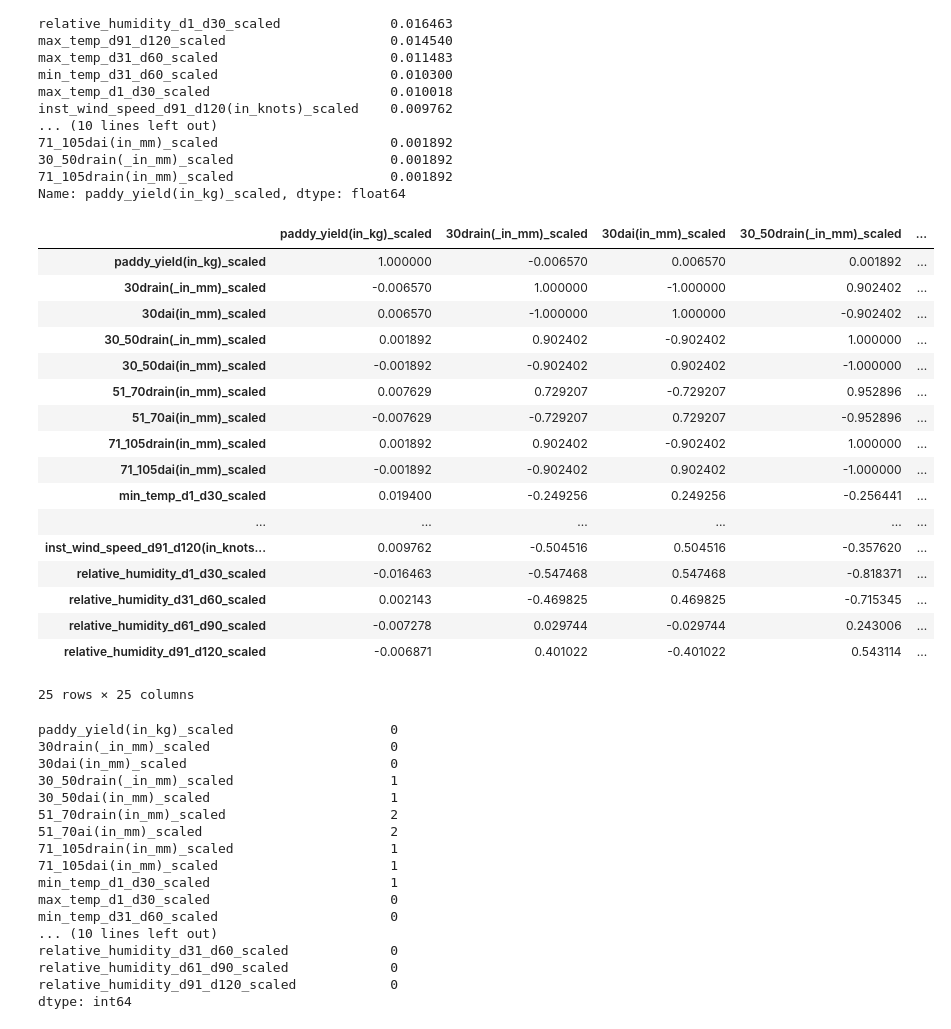
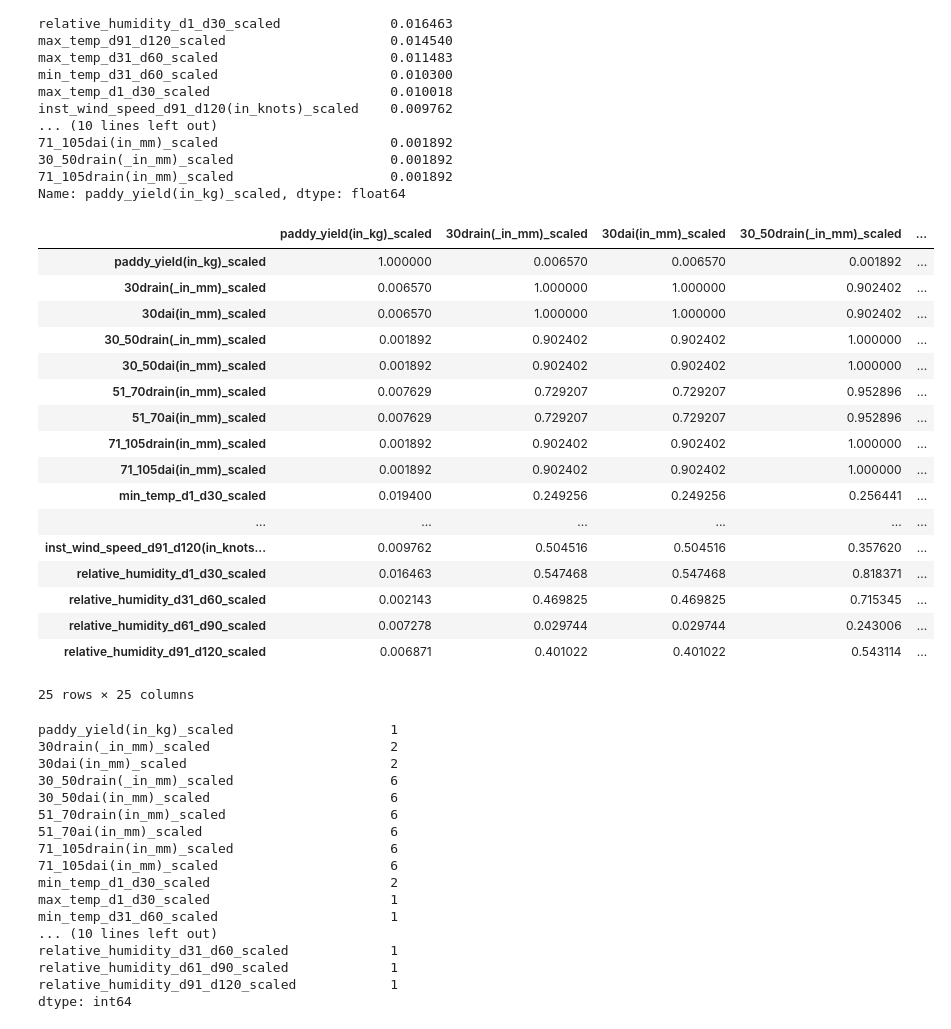
Before and after one commit to BALJAPALLIANSHUL/machine_learning_zoomcamp, a Jupyter notebook: midterm-project/paddy.ipynb, the cells around one changed output. Drawn from its saved outputs; the diff is of its cells as text; code cells hidden in the pictures.

Commit message:
Numerical columns:feature engineering

```diff
--- a/midterm-project/paddy.ipynb
+++ b/midterm-project/paddy.ipynb
@@ -366,44 +382,45 @@ inst_wind_speed_d91_d120(in_knots)_scaled    0.009762
 71_105drain(in_mm)_scaled                    0.001892
 Name: paddy_yield(in_kg)_scaled, dtype: float64
 # %%
-corr_df = df[numerical_cols].corr()
+corr_df = df[numerical_cols].corr().abs()
 corr_df
 # %% [output]
 |  | paddy_yield(in_kg)_scaled | 30drain(_in_mm)_scaled | 30dai(in_mm)_scaled | 30_50drain(_in_mm)_scaled | ... |
-| paddy_yield(in_kg)_scaled | 1.000000 | -0.006570 | 0.006570 | 0.001892 | ... |
-| 30drain(_in_mm)_scaled | -0.006570 | 1.000000 | -1.000000 | 0.902402 | ... |
-| 30dai(in_mm)_scaled | 0.006570 | -1.000000 | 1.000000 | -0.902402 | ... |
-| 30_50drain(_in_mm)_scaled | 0.001892 | 0.902402 | -0.902402 | 1.000000 | ... |
-| 30_50dai(in_mm)_scaled | -0.001892 | -0.902402 | 0.902402 | -1.000000 | ... |
-| 51_70drain(in_mm)_scaled | 0.007629 | 0.729207 | -0.729207 | 0.952896 | ... |
-| 51_70ai(in_mm)_scaled | -0.007629 | -0.729207 | 0.729207 | -0.952896 | ... |
-| 71_105drain(in_mm)_scaled | 0.001892 | 0.902402 | -0.902402 | 1.000000 | ... |
-| 71_105dai(in_mm)_scaled | -0.001892 | -0.902402 | 0.902402 | -1.000000 | ... |
-| min_temp_d1_d30_scaled | 0.019400 | -0.249256 | 0.249256 | -0.256441 | ... |
+| paddy_yield(in_kg)_scaled | 1.000000 | 0.006570 | 0.006570 | 0.001892 | ... |
+| 30drain(_in_mm)_scaled | 0.006570 | 1.000000 | 1.000000 | 0.902402 | ... |
+| 30dai(in_mm)_scaled | 0.006570 | 1.000000 | 1.000000 | 0.902402 | ... |
+| 30_50drain(_in_mm)_scaled | 0.001892 | 0.902402 | 0.902402 | 1.000000 | ... |
+| 30_50dai(in_mm)_scaled | 0.001892 | 0.902402 | 0.902402 | 1.000000 | ... |
+| 51_70drain(in_mm)_scaled | 0.007629 | 0.729207 | 0.729207 | 0.952896 | ... |
+| 51_70ai(in_mm)_scaled | 0.007629 | 0.729207 | 0.729207 | 0.952896 | ... |
+| 71_105drain(in_mm)_scaled | 0.001892 | 0.902402 | 0.902402 | 1.000000 | ... |
+| 71_105dai(in_mm)_scaled | 0.001892 | 0.902402 | 0.902402 | 1.000000 | ... |
+| min_temp_d1_d30_scaled | 0.019400 | 0.249256 | 0.249256 | 0.256441 | ... |
 | ... | ... | ... | ... | ... | ... |
-| inst_wind_speed_d91_d120(in_knots... | 0.009762 | -0.504516 | 0.504516 | -0.357620 | ... |
-| relative_humidity_d1_d30_scaled | -0.016463 | -0.547468 | 0.547468 | -0.818371 | ... |
-| relative_humidity_d31_d60_scaled | 0.002143 | -0.469825 | 0.469825 | -0.715345 | ... |
-| relative_humidity_d61_d90_scaled | -0.007278 | 0.029744 | -0.029744 | 0.243006 | ... |
-| relative_humidity_d91_d120_scaled | -0.006871 | 0.401022 | -0.401022 | 0.543114 | ... |
+| inst_wind_speed_d91_d120(in_knots... | 0.009762 | 0.504516 | 0.504516 | 0.357620 | ... |
+| relative_humidity_d1_d30_scaled | 0.016463 | 0.547468 | 0.547468 | 0.818371 | ... |
+| relative_humidity_d31_d60_scaled | 0.002143 | 0.469825 | 0.469825 | 0.715345 | ... |
+| relative_humidity_d61_d90_scaled | 0.007278 | 0.029744 | 0.029744 | 0.243006 | ... |
+| relative_humidity_d91_d120_scaled | 0.006871 | 0.401022 | 0.401022 | 0.543114 | ... |
 25 rows × 25 columns
 # %%
-corr_df[(corr_df > 0.92) & (corr_df < 1.0)].count()
+multi_collinear = corr_df[corr_df > 0.92].count()
+multi_collinear
 # %% [output]
-paddy_yield(in_kg)_scaled                    0
-30drain(_in_mm)_scaled                       0
-30dai(in_mm)_scaled                          0
-30_50drain(_in_mm)_scaled                    1
-30_50dai(in_mm)_scaled                       1
-51_70drain(in_mm)_scaled                     2
-51_70ai(in_mm)_scaled                        2
-71_105drain(in_mm)_scaled                    1
-71_105dai(in_mm)_scaled                      1
-min_temp_d1_d30_scaled                       1
-max_temp_d1_d30_scaled                       0
-min_temp_d31_d60_scaled                      0
+paddy_yield(in_kg)_scaled                    1
+30drain(_in_mm)_scaled                       2
+30dai(in_mm)_scaled                          2
+30_50drain(_in_mm)_scaled                    6
+30_50dai(in_mm)_scaled                       6
+51_70drain(in_mm)_scaled                     6
+51_70ai(in_mm)_scaled                        6
+71_105drain(in_mm)_scaled                    6
+71_105dai(in_mm)_scaled                      6
+min_temp_d1_d30_scaled                       2
+max_temp_d1_d30_scaled                       1
+min_temp_d31_d60_scaled                      1
 ... (10 lines left out)
-relative_humidity_d31_d60_scaled             0
-relative_humidity_d61_d90_scaled             0
-relative_humidity_d91_d120_scaled            0
+relative_humidity_d31_d60_scaled             1
+relative_humidity_d61_d90_scaled             1
+relative_humidity_d91_d120_scaled            1
 dtype: int64
```
Also changed, not shown: parts of 21 cells of this notebook.
